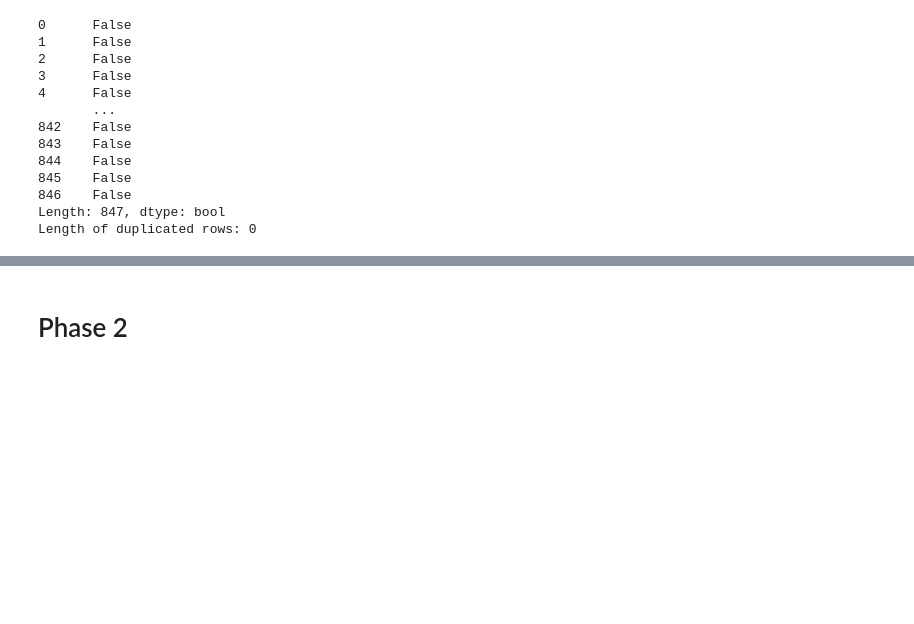
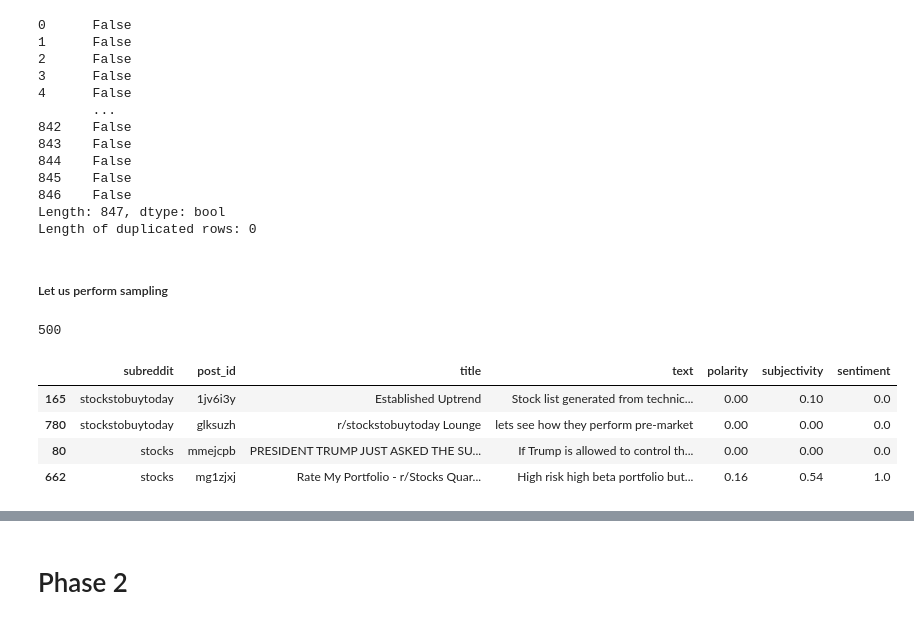
Before and after one commit to Kev-Tan/DM2025-Lab1-Exercise, a Jupyter notebook: DM2025-Lab1-Homework.ipynb, the cells around one changed output, grey strips where cells are left out. Drawn from its saved outputs; the diff is of its cells as text; code cells hidden in the pictures; blank space fills up the shorter version.

```diff
--- a/DM2025-Lab1-Homework.ipynb
+++ b/DM2025-Lab1-Homework.ipynb
@@ -200,3 +200,5 @@ print("Length of duplicated rows:", sum(X.duplicated()))
 846    False
 Length: 847, dtype: bool
 Length of duplicated rows: 0
+# %% [markdown]
+##### Let us perform sampling
@@ -202,0 +207,12 @@ Length of duplicated rows: 0
+# %%
+len(X_sample)
+# %% [output]
+500
+# %%
+X_sample[0:4]
+# %% [output]
+|  | subreddit | post_id | title | text | polarity | subjectivity | sentiment |
+| 165 | stockstobuytoday | 1jv6i3y | Established Uptrend | Stock list generated from technic... | 0.00 | 0.10 | 0.0 |
+| 780 | stockstobuytoday | glksuzh | r/stockstobuytoday Lounge | lets see how they perform pre-market | 0.00 | 0.00 | 0.0 |
+| 80 | stocks | mmejcpb | PRESIDENT TRUMP JUST ASKED THE SU... | If Trump is allowed to control th... | 0.00 | 0.00 | 0.0 |
+| 662 | stocks | mg1zjxj | Rate My Portfolio - r/Stocks Quar... | High risk high beta portfolio but... | 0.16 | 0.54 | 1.0 |
```
Also changed, not shown: parts of 5 cells of this notebook.
